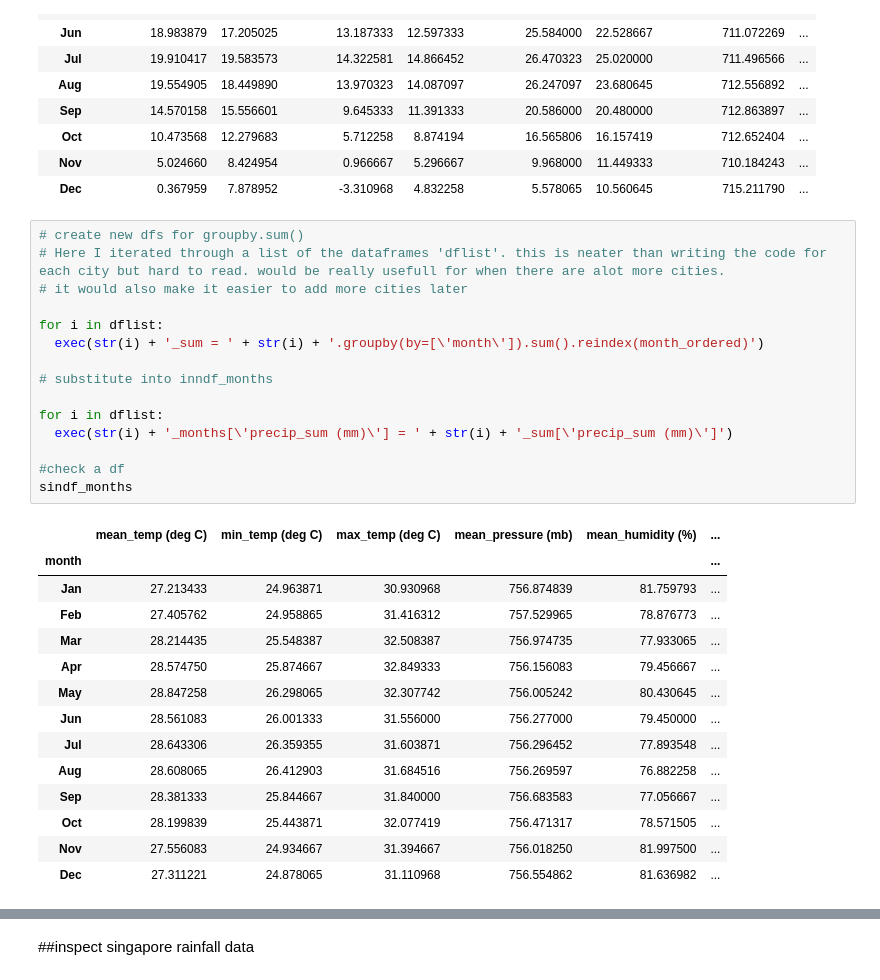
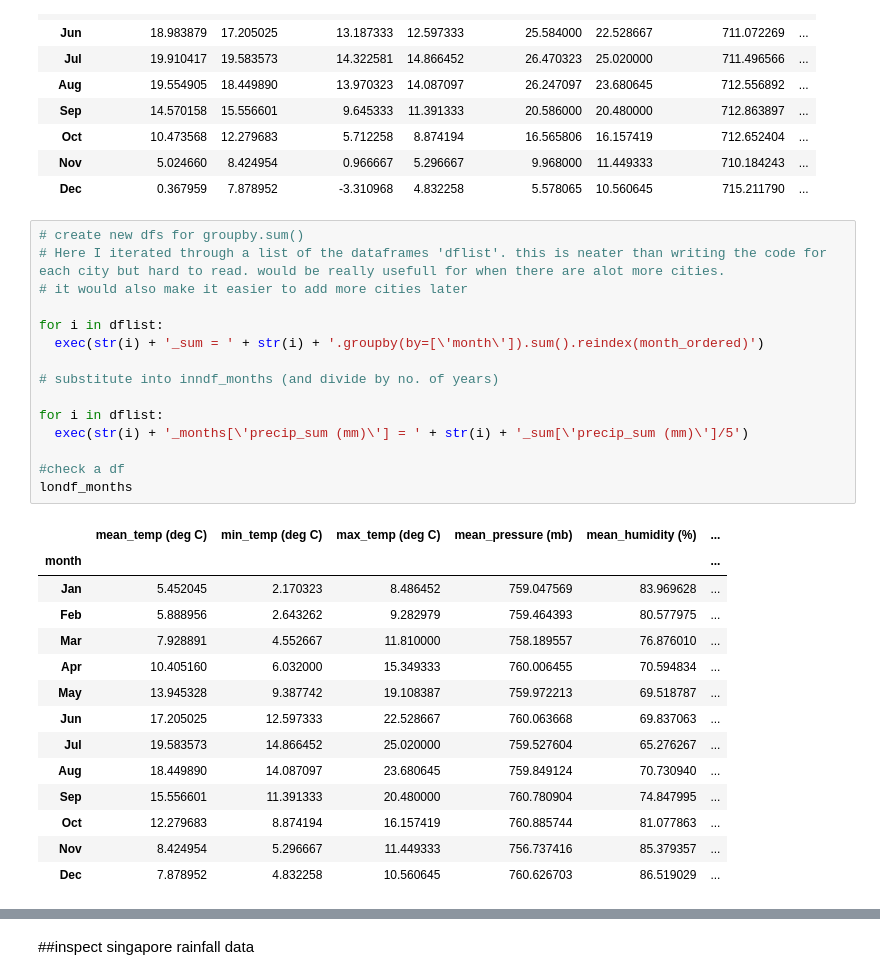
Before and after one commit to dwhew/data_science, a Jupyter notebook: weather.ipynb, the cells around one changed output, grey strips where cells are left out. Drawn from its saved outputs; the diff is of its cells as text.

```diff
--- a/weather.ipynb
+++ b/weather.ipynb
@@ -145,30 +149,30 @@ inndf_months.compare(londf_months, keep_equal=True)
 # %%
 # create new dfs for groupby.sum()
 # Here I iterated through a list of the dataframes 'dflist'. this is neater than writing the code for each city but hard to read. would be really usefull for when there are alot more cities.
 # it would also make it easier to add more cities later
 
 for i in dflist:
   exec(str(i) + '_sum = ' + str(i) + '.groupby(by=[\'month\']).sum().reindex(month_ordered)')
 
-# substitute into inndf_months
+# substitute into inndf_months (and divide by no. of years)
 
 for i in dflist:
-  exec(str(i) + '_months[\'precip_sum (mm)\'] = ' + str(i) + '_sum[\'precip_sum (mm)\']')
+  exec(str(i) + '_months[\'precip_sum (mm)\'] = ' + str(i) + '_sum[\'precip_sum (mm)\']/5')
 
 #check a df
-sindf_months
+londf_months
 # %% [output]
 |  | mean_temp (deg C) | min_temp (deg C) | max_temp (deg C) | mean_pressure (mb) | mean_humidity (%) | ... |
 | month |  |  |  |  |  | ... |
-| Jan | 27.213433 | 24.963871 | 30.930968 | 756.874839 | 81.759793 | ... |
-| Feb | 27.405762 | 24.958865 | 31.416312 | 757.529965 | 78.876773 | ... |
-| Mar | 28.214435 | 25.548387 | 32.508387 | 756.974735 | 77.933065 | ... |
-| Apr | 28.574750 | 25.874667 | 32.849333 | 756.156083 | 79.456667 | ... |
-| May | 28.847258 | 26.298065 | 32.307742 | 756.005242 | 80.430645 | ... |
-| Jun | 28.561083 | 26.001333 | 31.556000 | 756.277000 | 79.450000 | ... |
-| Jul | 28.643306 | 26.359355 | 31.603871 | 756.296452 | 77.893548 | ... |
-| Aug | 28.608065 | 26.412903 | 31.684516 | 756.269597 | 76.882258 | ... |
-| Sep | 28.381333 | 25.844667 | 31.840000 | 756.683583 | 77.056667 | ... |
-| Oct | 28.199839 | 25.443871 | 32.077419 | 756.471317 | 78.571505 | ... |
-| Nov | 27.556083 | 24.934667 | 31.394667 | 756.018250 | 81.997500 | ... |
-| Dec | 27.311221 | 24.878065 | 31.110968 | 756.554862 | 81.636982 | ... |
+| Jan | 5.452045 | 2.170323 | 8.486452 | 759.047569 | 83.969628 | ... |
+| Feb | 5.888956 | 2.643262 | 9.282979 | 759.464393 | 80.577975 | ... |
+| Mar | 7.928891 | 4.552667 | 11.810000 | 758.189557 | 76.876010 | ... |
+| Apr | 10.405160 | 6.032000 | 15.349333 | 760.006455 | 70.594834 | ... |
+| May | 13.945328 | 9.387742 | 19.108387 | 759.972213 | 69.518787 | ... |
+| Jun | 17.205025 | 12.597333 | 22.528667 | 760.063668 | 69.837063 | ... |
+| Jul | 19.583573 | 14.866452 | 25.020000 | 759.527604 | 65.276267 | ... |
+| Aug | 18.449890 | 14.087097 | 23.680645 | 759.849124 | 70.730940 | ... |
+| Sep | 15.556601 | 11.391333 | 20.480000 | 760.780904 | 74.847995 | ... |
+| Oct | 12.279683 | 8.874194 | 16.157419 | 760.885744 | 81.077863 | ... |
+| Nov | 8.424954 | 5.296667 | 11.449333 | 756.737416 | 85.379357 | ... |
+| Dec | 7.878952 | 4.832258 | 10.560645 | 760.626703 | 86.519029 | ... |
```
Also changed, not shown: parts of 12 cells of this notebook.
